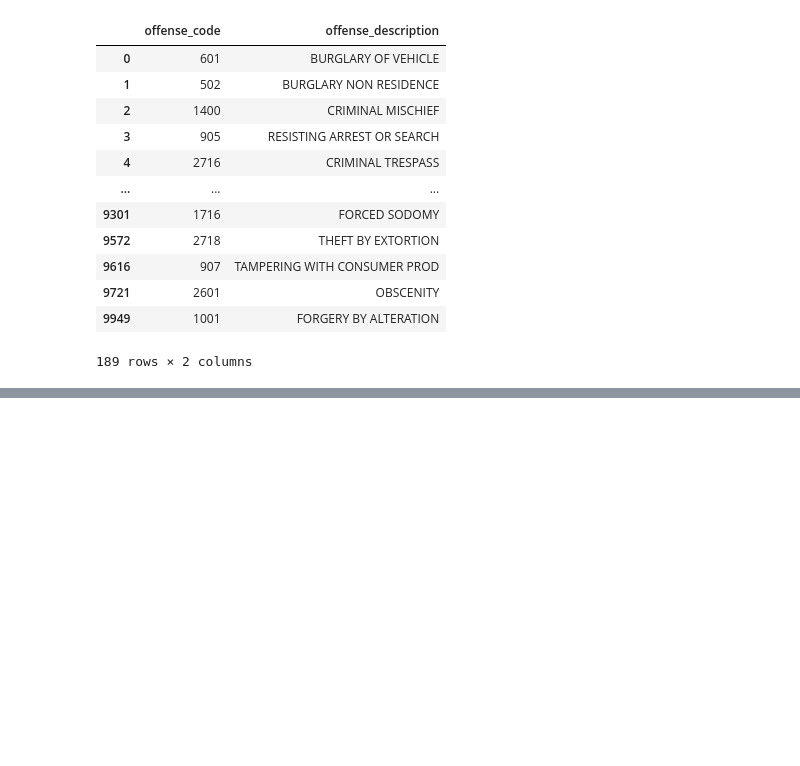
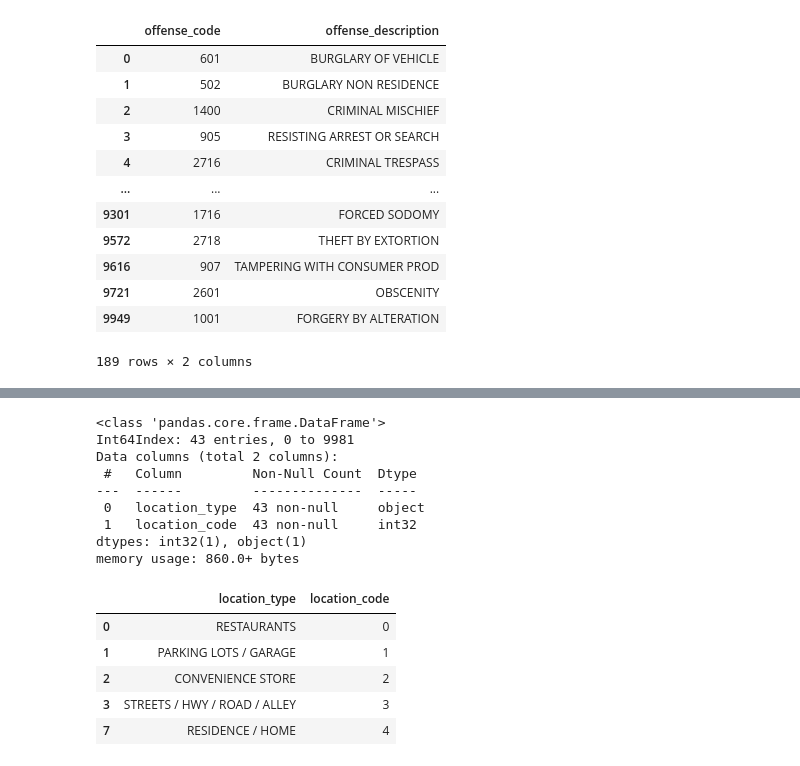
Before and after one commit to DonnieData/austin_crime_EDA, a Jupyter notebook: data_retrieval_transformation.ipynb, the cells around one changed output, grey strips where cells are left out. Cells and saved outputs as stored; diff of their text form; code cells hidden in the pictures; blank space fills up the shorter version.

```diff
--- a/data_retrieval_transformation.ipynb
+++ b/data_retrieval_transformation.ipynb
@@ -189,0 +201,6 @@ offense_type_df.rename(columns={'ucr_code':'offense_code','crime_type':'offense_
+# %%
+# create location dataframe with only unique values
+location_df = stripped_crime_data['location_type'].copy()
+location_df = location_df.to_frame()
+
+location_df.drop_duplicates(inplace=True)
@@ -189,0 +217,4 @@ offense_type_df.rename(columns={'ucr_code':'offense_code','crime_type':'offense_
+# %%
+#create numbered column to be used as unique identifier between tables
+location_df['location_code'] = np.arange(len(location_df))
+# rearange dataframe
@@ -189,0 +225,20 @@ offense_type_df.rename(columns={'ucr_code':'offense_code','crime_type':'offense_
+# %%
+location_df.info()
+print('\n')
+location_df.head()
+# %% [output]
+<class 'pandas.core.frame.DataFrame'>
+Int64Index: 43 entries, 0 to 9981
+Data columns (total 2 columns):
+ #   Column         Non-Null Count  Dtype
+---  ------         --------------  -----
+ 0   location_type  43 non-null     object
+ 1   location_code  43 non-null     int32
+dtypes: int32(1), object(1)
+memory usage: 860.0+ bytes
+|  | location_type | location_code |
+| 0 | RESTAURANTS | 0 |
+| 1 | PARKING LOTS / GARAGE | 1 |
+| 2 | CONVENIENCE STORE | 2 |
+| 3 | STREETS / HWY / ROAD / ALLEY | 3 |
+| 7 | RESIDENCE / HOME | 4 |
```
Also changed, not shown: parts of 9 cells of this notebook.
